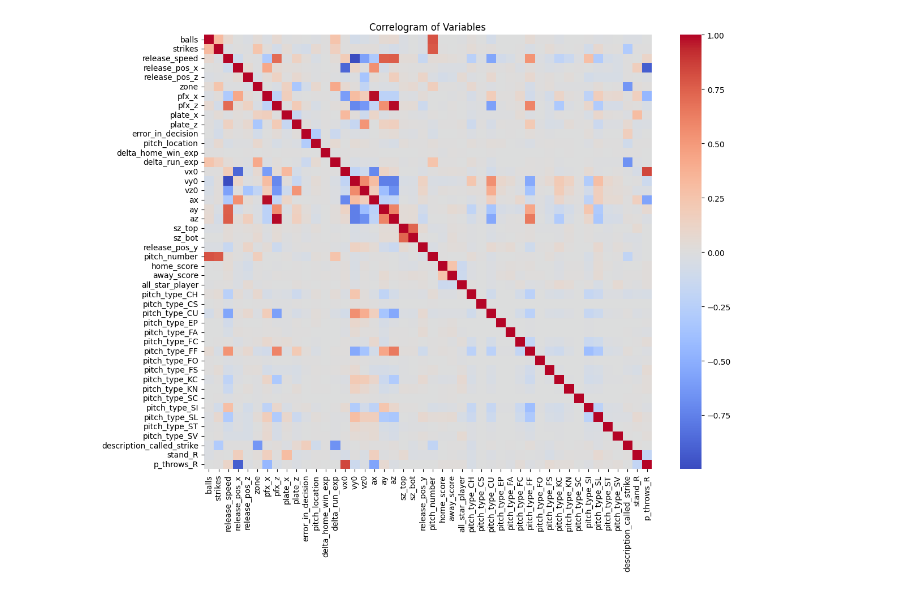
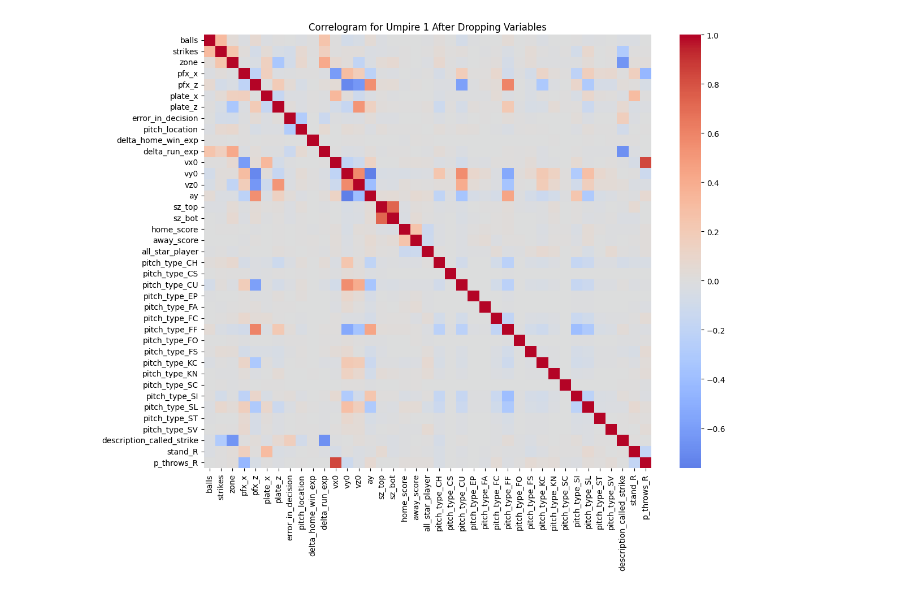
Before and after one commit to madelineshah4/ISEN427_Final, a Jupyter notebook: 01_Cleaning_EDA.ipynb, the cells around one changed output. Cells and saved outputs as stored; diff of their text form; code cells hidden in the pictures.

Commit message:
finish dropping variables

```diff
--- a/01_Cleaning_EDA.ipynb
+++ b/01_Cleaning_EDA.ipynb
@@ -83,18 +117,16 @@ ump3 = pd.read_csv(file_path)
+# %%
+# drop based on correlations
+ump1 = ump1.drop(columns=['ax', 'az', 'release_speed', 'release_pos_x', 'release_pos_y', 'release_pos_z', 'pitch_number'], errors='ignore')
+
+ump2 = ump2.drop(columns=['ax', 'az', 'release_speed', 'release_pos_x', 'release_pos_y', 'release_pos_z', 'pitch_number'], errors='ignore')
+
+ump3 = ump3.drop(columns=['ax', 'az', 'release_speed', 'release_pos_x', 'release_pos_y', 'release_pos_z', 'pitch_number'], errors='ignore')
 # %%
-import pandas as pd
-import seaborn as sns
-import matplotlib.pyplot as plt
+corr = ump1.corr(numeric_only=True)
 
-# Load your dataset
-df = ump1
-
-# Compute correlation matrix
-corr = df.corr(numeric_only=True)
-
-# Plot heatmap
 plt.figure(figsize=(12, 10), layout="tight")
 sns.heatmap(corr, cmap='coolwarm', center=0, annot_kws={"size": 5})
-plt.title("Correlogram of Variables")
+plt.title("Correlogram for Umpire 1 After Dropping Variables")
 plt.show()
 # %% [output]
-[figure, old version]
+[figure, new version]
```
Also changed, not shown: parts of 12 cells of this notebook, 3 other files.
